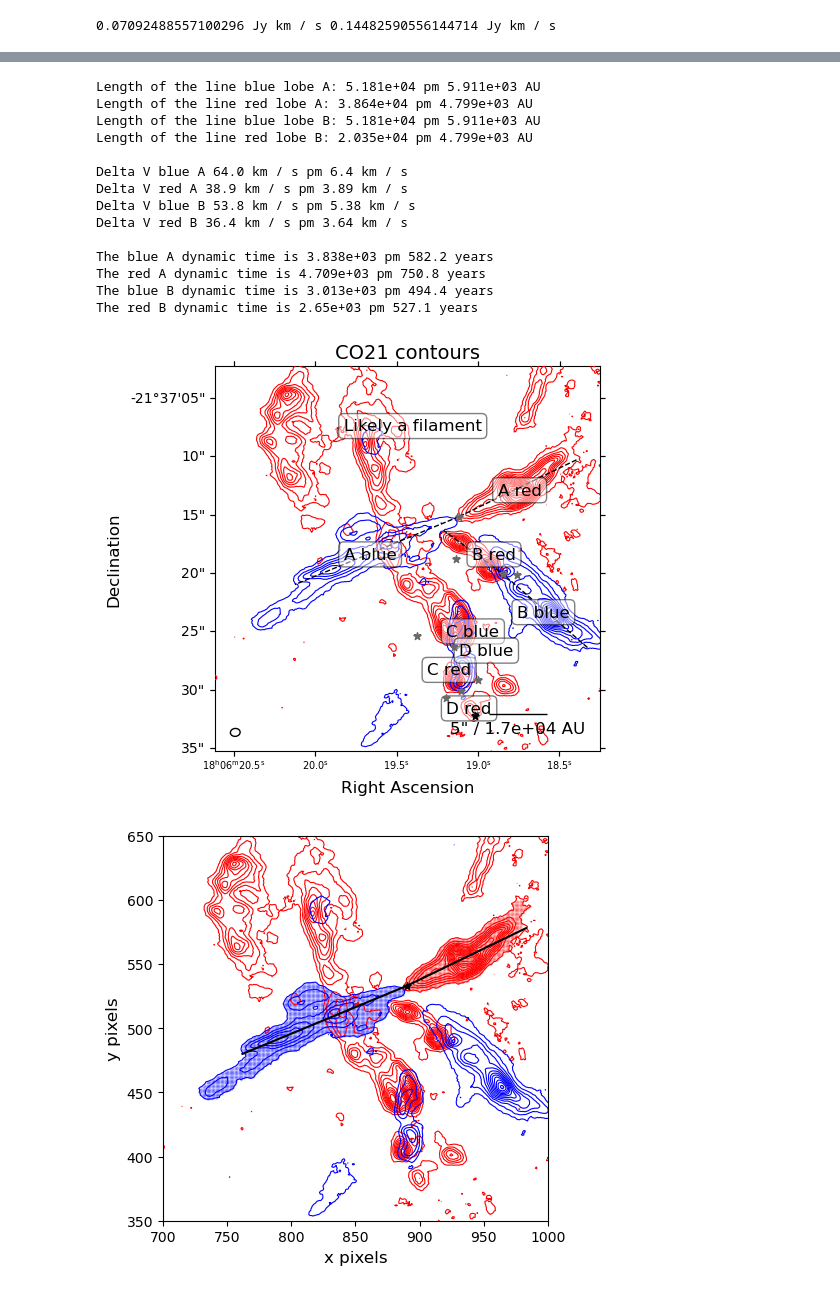
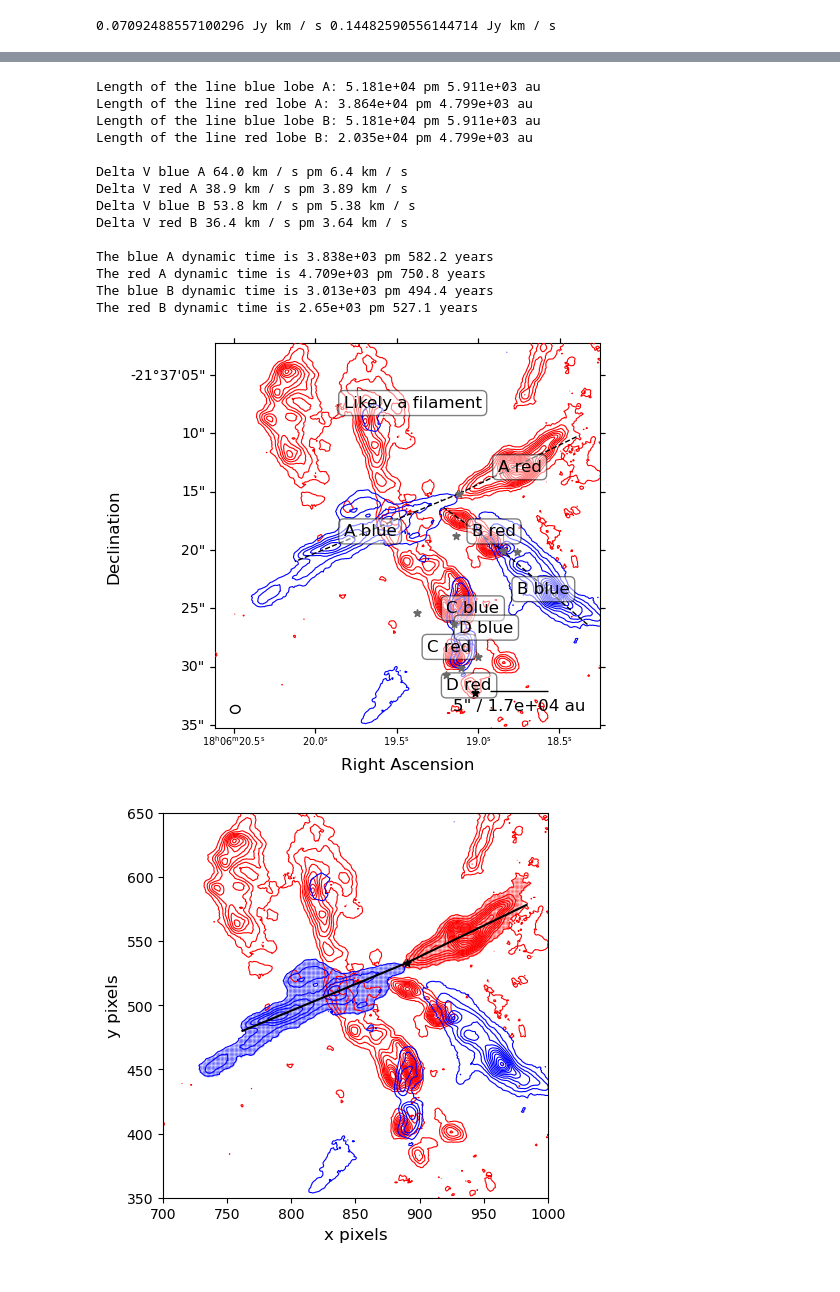
Before and after one commit to femkeballieux/master_project_2, a Jupyter notebook: code/LTERadtrans_RotDiagram_G008.67.ipynb, the cells around one changed output, grey strips where cells are left out. Saved outputs shown, nothing was run; the diff lists cells and outputs as text; code cells hidden in the pictures.

```diff
--- a/code/LTERadtrans_RotDiagram_G008.67.ipynb
+++ b/code/LTERadtrans_RotDiagram_G008.67.ipynb
@@ -184,7 +187,7 @@ v.add_beam(ax=ax[0,0],major=beam_major, minor=beam_minor, angle=beam_pa, color='
 ax[0,0].set_xlim(0, 120)
 ax[0,0].set_ylim(0, 126)
 ax[0,0].tick_params(axis='x', labelsize=7)
-v.add_scalebar(ax[0,0], length=5*u.arcsec, label=f"5\" / {((5*u.arcsec).to(u.rad)*d.to(u.au)).value:.2} AU", frame=True, pad=0.3)
+v.add_scalebar(ax[0,0], length=5*u.arcsec, label=f"5\" / {((5*u.arcsec).to(u.rad)*d.to(u.au)).value:.2} au", frame=True, pad=0.3)
 fig.colorbar(mappable=sm_6_red, ax=ax[0,0], label='Flux [Jy/beam km/s]')
 
 #CO32 redshifted
@@ -196,7 +199,7 @@ v.add_beam(ax=ax[0,1],major=beam_major, minor=beam_minor, angle=beam_pa, color='
 ax[0,1].set_xlim(0, 120)
 ax[0,1].set_ylim(0, 126)
 ax[0,1].tick_params(axis='x', labelsize=7)
-v.add_scalebar(ax[0,1], length=5*u.arcsec, label=f"5\" / {((5*u.arcsec).to(u.rad)*d.to(u.au)).value:.2} AU", frame=True, pad=0.3)
+v.add_scalebar(ax[0,1], length=5*u.arcsec, label=f"5\" / {((5*u.arcsec).to(u.rad)*d.to(u.au)).value:.2} au", frame=True, pad=0.3)
 fig.colorbar(mappable=sm_7_red, ax=ax[0,1], label='Flux [Jy/beam km/s]')
 
 #CO21 blueshifted
@@ -208,7 +211,7 @@ v.add_beam(ax=ax[1,0],major=beam_major, minor=beam_minor, angle=beam_pa, color='
 ax[1,0].set_xlim(0, 120)
 ax[1,0].set_ylim(0, 126)
 ax[1,0].tick_params(axis='x', labelsize=7)
-v.add_scalebar(ax[1,0], length=5*u.arcsec, label=f"5\" / {((5*u.arcsec).to(u.rad)*d.to(u.au)).value:.2} AU", frame=True, pad=0.3)
+v.add_scalebar(ax[1,0], length=5*u.arcsec, label=f"5\" / {((5*u.arcsec).to(u.rad)*d.to(u.au)).value:.2} au", frame=True, pad=0.3)
 fig.colorbar(mappable=sm_6_blue, ax=ax[1,0], label='Flux [Jy/beam km/s]')
 
 #CO32 blueshifted
@@ -220,7 +223,7 @@ v.add_beam(ax=ax[1,1],major=beam_major, minor=beam_minor, angle=beam_pa, color='
 ax[1,1].set_xlim(0, 120)
 ax[1,1].set_ylim(0, 126)
 ax[1,1].tick_params(axis='x', labelsize=7)
-v.add_scalebar(ax[1,1], length=5*u.arcsec, label=f"5\" / {((5*u.arcsec).to(u.rad)*d.to(u.au)).value:.2} AU", frame=True, pad=0.3)
+v.add_scalebar(ax[1,1], length=5*u.arcsec, label=f"5\" / {((5*u.arcsec).to(u.rad)*d.to(u.au)).value:.2} au", frame=True, pad=0.3)
 fig.colorbar(mappable=sm_7_blue, ax=ax[1,1], label='Flux [Jy/beam km/s]')
 
 ax[0,0].scatter(hot_cores_RA, hot_cores_DEC, transform=ax[0,0].get_transform('fk5'), s=30,
@@ -410,7 +413,7 @@ print('sigma N red:', np.mean(sigma_Ntot_B6_red_behaved[~np.isnan(sigma_Ntot_B6_
 sigma N red: 737411875829804.5 1 / cm2 sigma N blue: 1360250119786371.0 1 / cm2
 # %%
 #Do the plottomg pf rotational temperature and total column density
-fig, ax = plt.subplots(2,2, figsize=(12.5,10), subplot_kw={'projection': wcs_B7_red}) #size horizontal: 20,9.5
+fig, ax = plt.subplots(2,2, figsize=(10,8.5), subplot_kw={'projection': wcs_B7_red}) #size horizontal: 20,9.5
 
 #temp red
 ax[0,0].imshow(Tk_CO_red_behaved.value, origin='lower', cmap='RdBu_r', norm=norm_T)
@@ -422,7 +425,7 @@ ax[0,0].set_ylabel('Declination')
 v.add_beam(ax=ax[0,0],major=beam_major, minor=beam_minor, angle=beam_pa, color='black', edgecolor='white')
 ax[0,0].set_xlim(0,120)
 ax[0,0].set_ylim(0,126)
-v.add_scalebar(ax[0,0], length=5*u.arcsec, label=f"5\" / {((5*u.arcsec).to(u.rad)*d.to(u.au)).value:.2} AU", frame=True, pad=0.3)
+v.add_scalebar(ax[0,0], length=5*u.arcsec, label=f"5\" / {((5*u.arcsec).to(u.rad)*d.to(u.au)).value:.2} au", frame=True, pad=0.3)
 fig.colorbar(mappable=sm_T, ax=ax[0,0], label=r'T$_{\mathrm{rot,CO}}$[K]')
 
 #temp blue
@@ -435,7 +438,7 @@ ax[1,0].text(0,120,blue_velrange_text+' km/s', color='white')
 ax[1,0].set_xlim(0, 120)
 ax[1,0].set_ylim(0, 126)
 v.add_beam(ax=ax[1,0],major=beam_major, minor=beam_minor, angle=beam_pa, color='black', edgecolor='white')
-v.add_scalebar(ax[1,0], length=5*u.arcsec, label=f"5\" / {((5*u.arcsec).to(u.rad)*d.to(u.au)).value:.2} AU", frame=True, pad=0.3)
+v.add_scalebar(ax[1,0], length=5*u.arcsec, label=f"5\" / {((5*u.arcsec).to(u.rad)*d.to(u.au)).value:.2} au", frame=True, pad=0.3)
 fig.colorbar(mappable=sm_T, ax=ax[1,0], label=r'T$_{\mathrm{rot,CO}}$[K]')
 
 #coldens red
@@ -448,7 +451,7 @@ ax[0,1].set_xlim(0,120)
 ax[0,1].set_ylim(0,126)
 ax[0,1].text(0,120,red_velrange_text+' km/s', color='white')
 v.add_beam(ax=ax[0,1],major=beam_major, minor=beam_minor, angle=beam_pa, color='black', edgecolor='white')
-v.add_scalebar(ax[0,1], length=5*u.arcsec, label=f"5\" / {((5*u.arcsec).to(u.rad)*d.to(u.au)).value:.2} AU", frame=True, pad=0.3)
+v.add_scalebar(ax[0,1], length=5*u.arcsec, label=f"5\" / {((5*u.arcsec).to(u.rad)*d.to(u.au)).value:.2} au", frame=True, pad=0.3)
 fig.colorbar(mappable=sm_d, ax=ax[0,1], label=r'N$_{\mathrm{CO}}[cm^{-2}]$')
 
 #coldens blue
@@ -461,7 +464,7 @@ ax[1,1].set_xlim(0, 120)
 ax[1,1].set_ylim(0, 126)
 ax[1,1].text(0,120,blue_velrange_text+' km/s', color='white')
 v.add_beam(ax=ax[1,1],major=beam_major, minor=beam_minor, angle=beam_pa, color='black', edgecolor='white')
-v.add_scalebar(ax[1,1], length=5*u.arcsec, label=f"5\" / {((5*u.arcsec).to(u.rad)*d.to(u.au)).value:.2} AU", frame=True, pad=0.3)
+v.add_scalebar(ax[1,1], length=5*u.arcsec, label=f"5\" / {((5*u.arcsec).to(u.rad)*d.to(u.au)).value:.2} au", frame=True, pad=0.3)
 fig.colorbar(mappable=sm_d, ax=ax[1,1], label=r'N$_{\mathrm{CO}}[cm^{-2}]$')
 
 ax[0,0].scatter(hot_cores_RA, hot_cores_DEC, transform=ax[0,0].get_transform('fk5'), s=30,
@@ -489,6 +492,6 @@ for region in regions:
     pixel_region.plot(ax=ax[1,0], linewidth=1)
     pixel_region.plot(ax=ax[1,1], linewidth=1)
 
-plt.subplots_adjust(wspace=0.5)
+plt.subplots_adjust(wspace=0.6)
 plt.savefig(path+'plots/LTE_tempmaps_'+source_name+'.pdf', dpi=500, bbox_inches='tight')
 # %% [output]
@@ -751,7 +867,7 @@ B6_blue_clip_unsmoothed[B6_blue_clip_unsmoothed==0] = np.nan
 # %%
 # Create a figure and axes
 fig, ax = plt.subplots(figsize=(5,5), subplot_kw={'projection': wcs_B6_red_unsmoothed}) #size horizontal: 20,9.5
-plt.title('CO21 contours')
+# plt.title('CO21 contours')
 
 # Plot the contours of B6_red_clip. since it is already clipped at 3 sigma, no need to do it again. This goed allright, it does not need to be 3sigma for b6 _and_ b7.
 contourlevels_red=np.array([3,8,13,18,23,28,33,38,43,48,53,58,63,68,73,78])*B6_red_rms_unsmoothed
@@ -786,7 +902,7 @@ plt.text(880,380, 'D red', bbox=dict(facecolor='white', edgecolor='black', boxst
 
 v.add_beam(ax=ax,major=beam_major_unsmoothed, minor=beam_minor_unsmoothed, angle=beam_pa_unsmoothed, color='none', edgecolor='black')
 ax.tick_params(axis='x', labelsize=7)
-v.add_scalebar(ax, length=5*u.arcsec, label=f"5\" / {((5*u.arcsec).to(u.rad)*d.to(u.au)).value:.2} AU")
+v.add_scalebar(ax, length=5*u.arcsec, label=f"5\" / {((5*u.arcsec).to(u.rad)*d.to(u.au)).value:.2} au")
 
 ax.scatter(all_cores_coords.ra, all_cores_coords.dec, transform=ax.get_transform('fk5'), s=30,
               color='dimgrey', marker='*', label='All cores', zorder=10)
@@ -831,17 +947,17 @@ plt.savefig(path+'plots/CO21_contours_'+source_name+'.png', dpi=500, bbox_inches
 #Uncertainty in radius is 10% of lobe convolved with major axis of beam
 radius_blueA = ((line_length_blueA * pixel_size_unsmoothed).to(u.rad)*d.to(u.au)).to(u.AU, equivalencies=u.dimensionless_angles())
 e_radius_blueA = np.sqrt( np.square(0.1* radius_blueA) + np.square((beam_major_unsmoothed.to(u.rad)*d.to(u.au)).to(u.AU, equivalencies=u.dimensionless_angles())) )
-print(f"Length of the line blue lobe A: {radius_blueA.value:.4} pm {e_radius_blueA.value:.4} AU")
+print(f"Length of the line blue lobe A: {radius_blueA.value:.4} pm {e_radius_blueA.value:.4} au")
 radius_redA = ((line_length_redA * pixel_size_unsmoothed).to(u.rad)*d.to(u.au)).to(u.AU, equivalencies=u.dimensionless_angles())
 e_radius_redA = np.sqrt( np.square(0.1* radius_redA) + np.square((beam_major_unsmoothed.to(u.rad)*d.to(u.au)).to(u.AU, equivalencies=u.dimensionless_angles())) )
-print(f"Length of the line red lobe A: {radius_redA.value:.4} pm {e_radius_redA.value:.4} AU")
+print(f"Length of the line red lobe A: {radius_redA.value:.4} pm {e_radius_redA.value:.4} au")
 
 radius_blueB = ((line_length_blueB * pixel_size_unsmoothed).to(u.rad)*d.to(u.au)).to(u.AU, equivalencies=u.dimensionless_angles())
 e_radius_blueB = np.sqrt( np.square(0.1* radius_blueB) + np.square((beam_major_unsmoothed.to(u.rad)*d.to(u.au)).to(u.AU, equivalencies=u.dimensionless_angles())) )
-print(f"Length of the line blue lobe B: {radius_blueA.value:.4} pm {e_radius_blueA.value:.4} AU")
+print(f"Length of the line blue lobe B: {radius_blueA.value:.4} pm {e_radius_blueA.value:.4} au")
 radius_redB = ((line_length_redB * pixel_size_unsmoothed).to(u.rad)*d.to(u.au)).to(u.AU, equivalencies=u.dimensionless_angles())
 e_radius_redB = np.sqrt( np.square(0.1* radius_redB) + np.square((beam_major_unsmoothed.to(u.rad)*d.to(u.au)).to(u.AU, equivalencies=u.dimensionless_angles())) )
-print(f"Length of the line red lobe B: {radius_redB.value:.4} pm {e_radius_redA.value:.4} AU")
+print(f"Length of the line red lobe B: {radius_redB.value:.4} pm {e_radius_redA.value:.4} au")
 
 print("")
 e_V_blueA = 0.1 * V_blueA
@@ -853,38 +969,38 @@ print(f"Delta V red A {V_redA:.3} pm {e_V_redA:.3}")
 print(f"Delta V blue B {V_blueB} pm {e_V_blueB}")
 print(f"Delta V red B {V_redB:.3} pm {e_V_redB:.3}")
 
 print ("")
 t_dyn_blueA = (radius_blueA / V_blueA).to(u.yr)
 e_t_dyn_blueA = np.sqrt(np.square(e_radius_blueA/V_blueA)+np.square(radius_blueA * e_V_blueA/ V_blueA **2)).to(u.yr)
 print(f"The blue A dynamic time is {t_dyn_blueA.value:.4} pm {e_t_dyn_blueA.value:.4} years")
 
 t_dyn_redA = (radius_redA / V_redA).to(u.yr)
 e_t_dyn_redA = np.sqrt(np.square(e_radius_redA/V_redA)+np.square(radius_redA * e_V_redA/ V_redA **2)).to(u.yr)
 print(f"The red A dynamic time is {t_dyn_redA.value:.4} pm {e_t_dyn_redA.value:.4} years")
 
 t_dyn_blueB = (radius_blueB / V_blueB).to(u.yr)
 e_t_dyn_blueB = np.sqrt(np.square(e_radius_blueB/V_blueB)+np.square(radius_blueB * e_V_blueB/ V_blueB **2)).to(u.yr)
 print(f"The blue B dynamic time is {t_dyn_blueB.value:.4} pm {e_t_dyn_blueB.value:.4} years")
 
 t_dyn_redB = (radius_redB / V_redB).to(u.yr)
 e_t_dyn_redB = np.sqrt(np.square(e_radius_redB/V_redB)+np.square(radius_redB * e_V_redB/ V_redB **2)).to(u.yr)
 print(f"The red B dynamic time is {t_dyn_redB.value:.4} pm {e_t_dyn_redB.value:.4} years")
 # %% [output]
-Length of the line blue lobe A: 5.181e+04 pm 5.911e+03 AU
-Length of the line red lobe A: 3.864e+04 pm 4.799e+03 AU
-Length of the line blue lobe B: 5.181e+04 pm 5.911e+03 AU
-Length of the line red lobe B: 2.035e+04 pm 4.799e+03 AU
+Length of the line blue lobe A: 5.181e+04 pm 5.911e+03 au
+Length of the line red lobe A: 3.864e+04 pm 4.799e+03 au
+Length of the line blue lobe B: 5.181e+04 pm 5.911e+03 au
+Length of the line red lobe B: 2.035e+04 pm 4.799e+03 au
 
 Delta V blue A 64.0 km / s pm 6.4 km / s
 Delta V red A 38.9 km / s pm 3.89 km / s
 Delta V blue B 53.8 km / s pm 5.38 km / s
 Delta V red B 36.4 km / s pm 3.64 km / s
 
 The blue A dynamic time is 3.838e+03 pm 582.2 years
 The red A dynamic time is 4.709e+03 pm 750.8 years
 The blue B dynamic time is 3.013e+03 pm 494.4 years
 The red B dynamic time is 2.65e+03 pm 527.1 years
-[figure, old version]
+[figure, new version]
 # %%
 """  Do A and B completely seperately """
 
```
Also changed, not shown: parts of 3 cells of this notebook, 6 other files.
